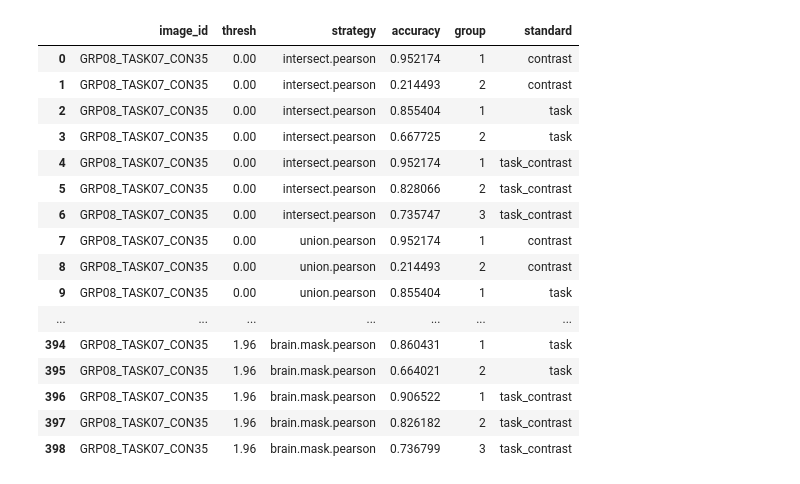
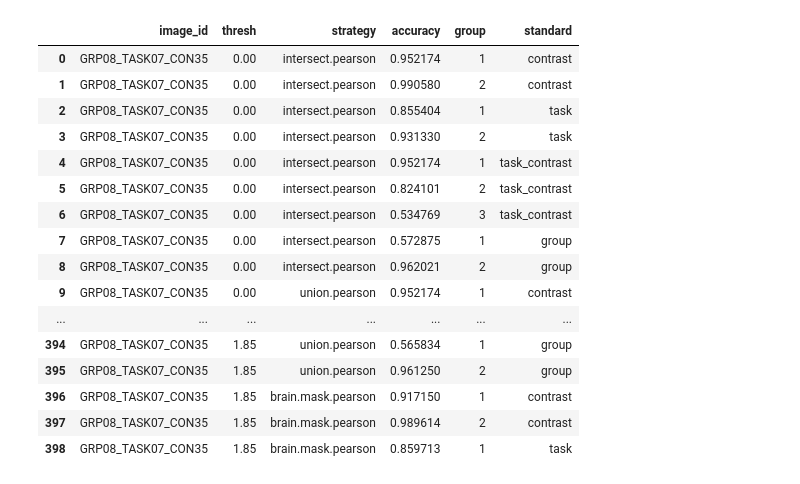
Before and after one commit to nagyistge/brainmeta, a Jupyter notebook: image_comparison/notebook/Chunk_Indifferent_Ranking_Algorithm.ipynb, the cells around one changed output. Drawn from its saved outputs; the diff is of its cells as text; code cells hidden in the pictures.

```diff
--- a/image_comparison/notebook/Chunk_Indifferent_Ranking_Algorithm.ipynb
+++ b/image_comparison/notebook/Chunk_Indifferent_Ranking_Algorithm.ipynb
@@ -21,23 +24,23 @@ This scoring algorithm seems reasonable for the following reasons:
 # %%
 import pandas
-pandas.set_option('display.max_rows', 675)
-accuracies = pandas.read_csv("accuracy_df_subset_posneg.tsv",sep=" ")
+pandas.set_option('display.max_rows', 870)
+accuracies = pandas.read_csv("accuracy_df_subset_posneg.tsv",sep="\t")
 accuracies
 # %% [output]
 |  | image_id | thresh | strategy | accuracy | group | standard |
 | 0 | GRP08_TASK07_CON35 | 0.00 | intersect.pearson | 0.952174 | 1 | contrast |
-| 1 | GRP08_TASK07_CON35 | 0.00 | intersect.pearson | 0.214493 | 2 | contrast |
+| 1 | GRP08_TASK07_CON35 | 0.00 | intersect.pearson | 0.990580 | 2 | contrast |
 | 2 | GRP08_TASK07_CON35 | 0.00 | intersect.pearson | 0.855404 | 1 | task |
-| 3 | GRP08_TASK07_CON35 | 0.00 | intersect.pearson | 0.667725 | 2 | task |
+| 3 | GRP08_TASK07_CON35 | 0.00 | intersect.pearson | 0.931330 | 2 | task |
 | 4 | GRP08_TASK07_CON35 | 0.00 | intersect.pearson | 0.952174 | 1 | task_contrast |
-| 5 | GRP08_TASK07_CON35 | 0.00 | intersect.pearson | 0.828066 | 2 | task_contrast |
-| 6 | GRP08_TASK07_CON35 | 0.00 | intersect.pearson | 0.735747 | 3 | task_contrast |
-| 7 | GRP08_TASK07_CON35 | 0.00 | union.pearson | 0.952174 | 1 | contrast |
-| 8 | GRP08_TASK07_CON35 | 0.00 | union.pearson | 0.214493 | 2 | contrast |
-| 9 | GRP08_TASK07_CON35 | 0.00 | union.pearson | 0.855404 | 1 | task |
+| 5 | GRP08_TASK07_CON35 | 0.00 | intersect.pearson | 0.824101 | 2 | task_contrast |
+| 6 | GRP08_TASK07_CON35 | 0.00 | intersect.pearson | 0.534769 | 3 | task_contrast |
+| 7 | GRP08_TASK07_CON35 | 0.00 | intersect.pearson | 0.572875 | 1 | group |
+| 8 | GRP08_TASK07_CON35 | 0.00 | intersect.pearson | 0.962021 | 2 | group |
+| 9 | GRP08_TASK07_CON35 | 0.00 | union.pearson | 0.952174 | 1 | contrast |
 | ... | ... | ... | ... | ... | ... | ... |
-| 394 | GRP08_TASK07_CON35 | 1.96 | brain.mask.pearson | 0.860431 | 1 | task |
-| 395 | GRP08_TASK07_CON35 | 1.96 | brain.mask.pearson | 0.664021 | 2 | task |
-| 396 | GRP08_TASK07_CON35 | 1.96 | brain.mask.pearson | 0.906522 | 1 | task_contrast |
-| 397 | GRP08_TASK07_CON35 | 1.96 | brain.mask.pearson | 0.826182 | 2 | task_contrast |
-| 398 | GRP08_TASK07_CON35 | 1.96 | brain.mask.pearson | 0.736799 | 3 | task_contrast |
+| 394 | GRP08_TASK07_CON35 | 1.85 | union.pearson | 0.565834 | 1 | group |
+| 395 | GRP08_TASK07_CON35 | 1.85 | union.pearson | 0.961250 | 2 | group |
+| 396 | GRP08_TASK07_CON35 | 1.85 | brain.mask.pearson | 0.917150 | 1 | contrast |
+| 397 | GRP08_TASK07_CON35 | 1.85 | brain.mask.pearson | 0.989614 | 2 | contrast |
+| 398 | GRP08_TASK07_CON35 | 1.85 | brain.mask.pearson | 0.859713 | 1 | task |
```
Also changed, not shown: parts of 1 cell of this notebook, 2 other files.
